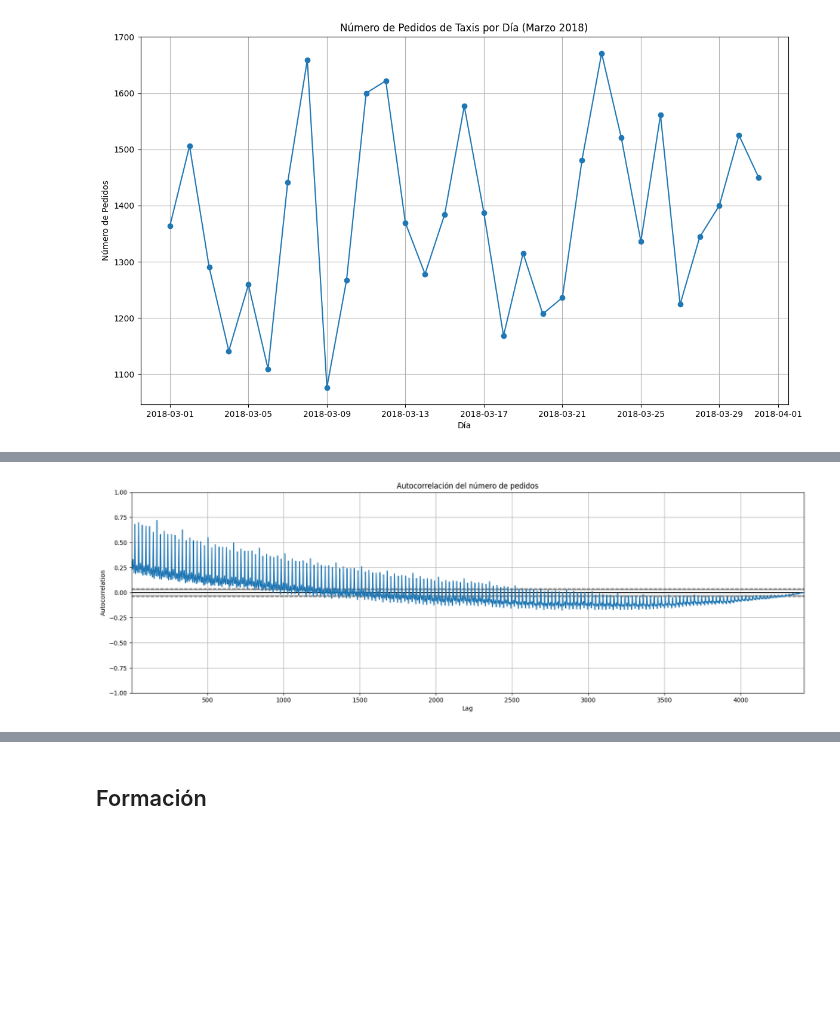
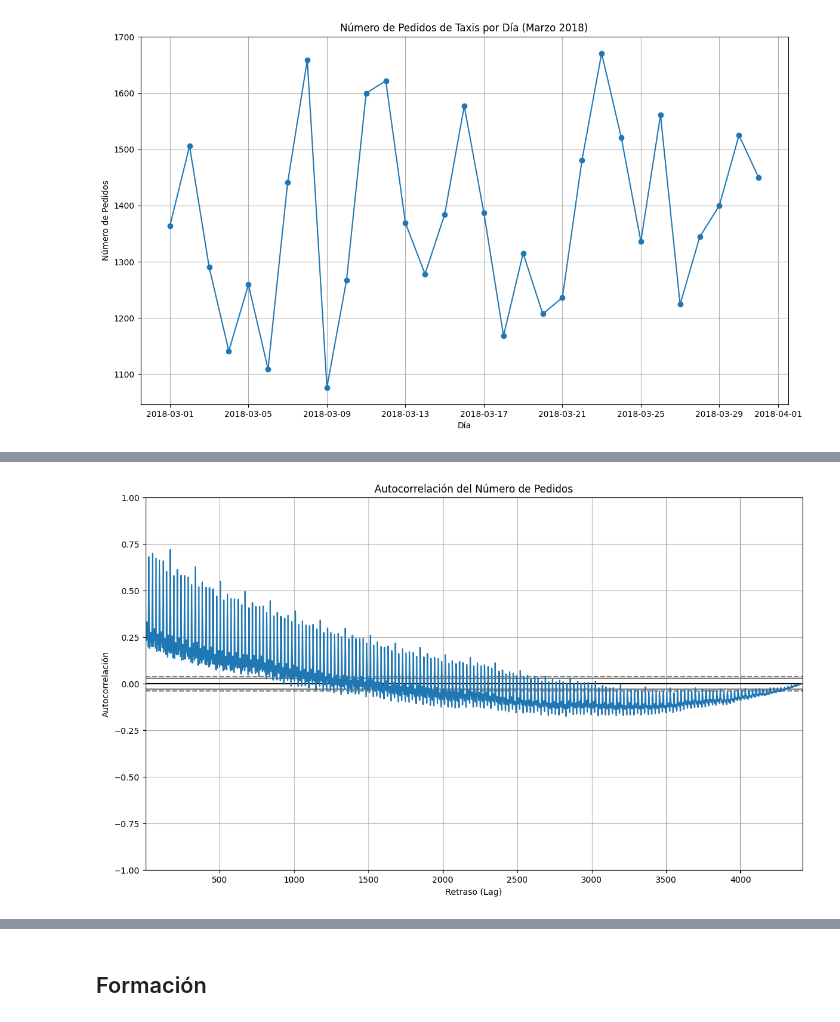
Before and after one commit to ErayFaSol/Sprint-13-Series-temporales, a Jupyter notebook: proyecto13.ipynb, the cells around one changed output, grey strips where cells are left out. Drawn from its saved outputs; the diff is of its cells as text; code cells hidden in the pictures; blank space fills up the shorter version.

```diff
--- a/proyecto13.ipynb
+++ b/proyecto13.ipynb
@@ -28,6 +35,7 @@ from pandas.plotting import autocorrelation_plot
 # %%
 # Cargar los datos
-file_path = 'datasets/taxi.csv'
+#file_path = 'datasets/taxi.csv'
+file_path = '/datasets/taxi.csv'
 data = pd.read_csv(file_path, index_col=0, parse_dates=[0])
 # %%
 # Visualizar los primeros registros
@@ -177,7 +307,11 @@ plt.show()
 # %%
-plt.figure(figsize=(20, 6))
+# Visualización de autocorrelaciones
+plt.figure(figsize=(14, 8))
 autocorrelation_plot(data_resampled['num_orders'])
-plt.title('Autocorrelación del número de pedidos')
+plt.title('Autocorrelación del Número de Pedidos')
+plt.xlabel('Retraso (Lag)')
+plt.ylabel('Autocorrelación')
+plt.grid(True)
 plt.show()
 # %% [output]
-[figure, old version]
+[figure, new version]
```
Also changed, not shown: parts of 20 cells of this notebook.
